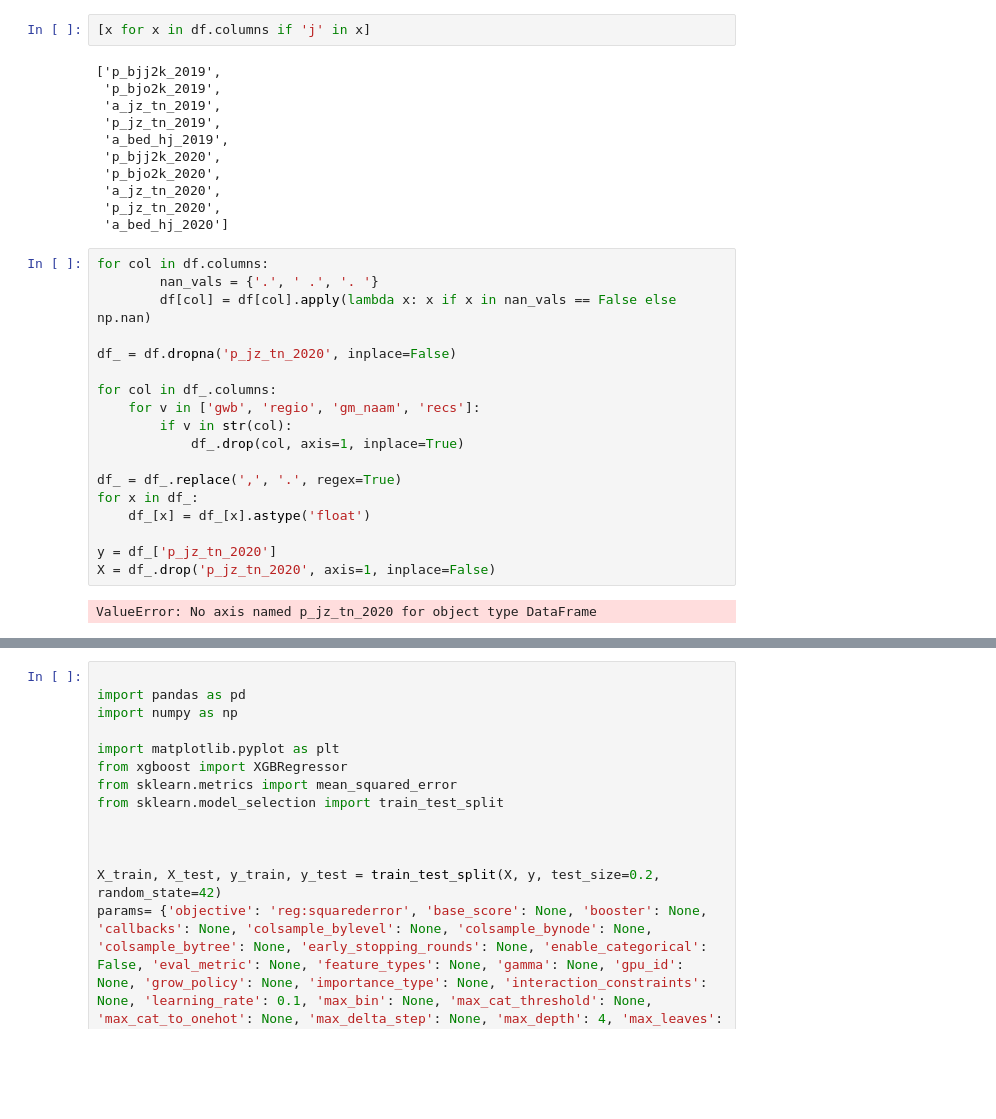
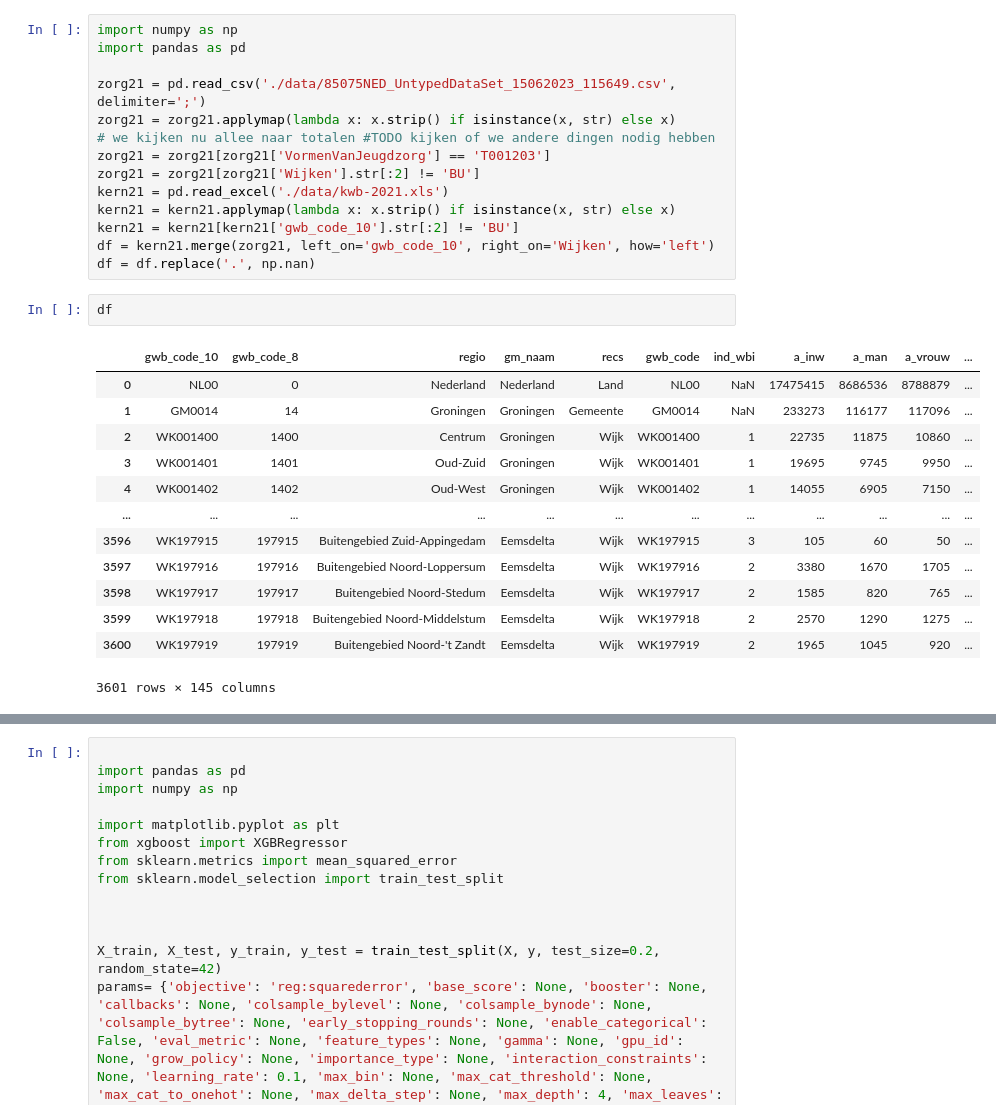
Before and after one commit to semkjaer/capybara1.0, a Jupyter notebook: sem.ipynb, the cells around one changed output, grey strips where cells are left out. Drawn from its saved outputs; the diff is of its cells as text; blank space fills up the shorter version.

Commit message:
data en merge

```diff
--- a/sem.ipynb
+++ b/sem.ipynb
@@ -55,33 +1,30 @@ Name: p_jz_tn, Length: 17341, dtype: object
-# %%
-[x for x in df.columns if 'j' in x]
-# %% [output]
-['p_bjj2k_2019',
- 'p_bjo2k_2019',
- 'a_jz_tn_2019',
- 'p_jz_tn_2019',
- 'a_bed_hj_2019',
- 'p_bjj2k_2020',
- 'p_bjo2k_2020',
- 'a_jz_tn_2020',
- 'p_jz_tn_2020',
- 'a_bed_hj_2020']
-# %%
-for col in df.columns:
-        nan_vals = {'.', ' .', '. '}
-        df[col] = df[col].apply(lambda x: x if x in nan_vals == False else np.nan)
-
-df_ = df.dropna('p_jz_tn_2020', inplace=False)
-
-for col in df_.columns:
-    for v in ['gwb', 'regio', 'gm_naam', 'recs']:
-        if v in str(col):
-            df_.drop(col, axis=1, inplace=True)
-
-df_ = df_.replace(',', '.', regex=True)
-for x in df_:
-    df_[x] = df_[x].astype('float')
-
-y = df_['p_jz_tn_2020']
-X = df_.drop('p_jz_tn_2020', axis=1, inplace=False)
-# %% [output]
-ValueError: No axis named p_jz_tn_2020 for object type DataFrame
+# %%
+import numpy as np
+import pandas as pd
+
+zorg21 = pd.read_csv('./data/85075NED_UntypedDataSet_15062023_115649.csv', delimiter=';')
+zorg21 = zorg21.applymap(lambda x: x.strip() if isinstance(x, str) else x)
+# we kijken nu allee naar totalen #TODO kijken of we andere dingen nodig hebben
+zorg21 = zorg21[zorg21['VormenVanJeugdzorg'] == 'T001203']
+zorg21 = zorg21[zorg21['Wijken'].str[:2] != 'BU']
+kern21 = pd.read_excel('./data/kwb-2021.xls')
+kern21 = kern21.applymap(lambda x: x.strip() if isinstance(x, str) else x)
+kern21 = kern21[kern21['gwb_code_10'].str[:2] != 'BU']
+df = kern21.merge(zorg21, left_on='gwb_code_10', right_on='Wijken', how='left')
+df = df.replace('.', np.nan)
+# %%
+df
+# %% [output]
+|  | gwb_code_10 | gwb_code_8 | regio | gm_naam | recs | gwb_code | ind_wbi | a_inw | a_man | a_vrouw | ... |
+| 0 | NL00 | 0 | Nederland | Nederland | Land | NL00 | NaN | 17475415 | 8686536 | 8788879 | ... |
+| 1 | GM0014 | 14 | Groningen | Groningen | Gemeente | GM0014 | NaN | 233273 | 116177 | 117096 | ... |
+| 2 | WK001400 | 1400 | Centrum | Groningen | Wijk | WK001400 | 1 | 22735 | 11875 | 10860 | ... |
+| 3 | WK001401 | 1401 | Oud-Zuid | Groningen | Wijk | WK001401 | 1 | 19695 | 9745 | 9950 | ... |
+| 4 | WK001402 | 1402 | Oud-West | Groningen | Wijk | WK001402 | 1 | 14055 | 6905 | 7150 | ... |
+| ... | ... | ... | ... | ... | ... | ... | ... | ... | ... | ... | ... |
+| 3596 | WK197915 | 197915 | Buitengebied Zuid-Appingedam | Eemsdelta | Wijk | WK197915 | 3 | 105 | 60 | 50 | ... |
+| 3597 | WK197916 | 197916 | Buitengebied Noord-Loppersum | Eemsdelta | Wijk | WK197916 | 2 | 3380 | 1670 | 1705 | ... |
+| 3598 | WK197917 | 197917 | Buitengebied Noord-Stedum | Eemsdelta | Wijk | WK197917 | 2 | 1585 | 820 | 765 | ... |
+| 3599 | WK197918 | 197918 | Buitengebied Noord-Middelstum | Eemsdelta | Wijk | WK197918 | 2 | 2570 | 1290 | 1275 | ... |
+| 3600 | WK197919 | 197919 | Buitengebied Noord-'t Zandt | Eemsdelta | Wijk | WK197919 | 2 | 1965 | 1045 | 920 | ... |
+3601 rows × 145 columns
```
Also changed, not shown: parts of 3 cells of this notebook, 2 other files.
